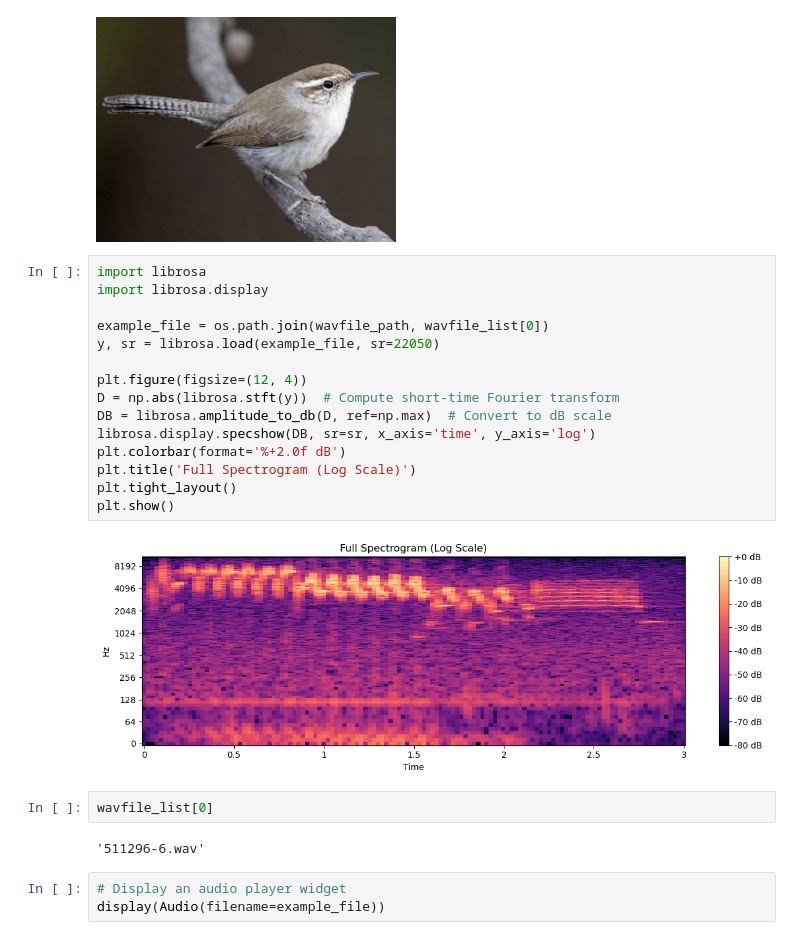
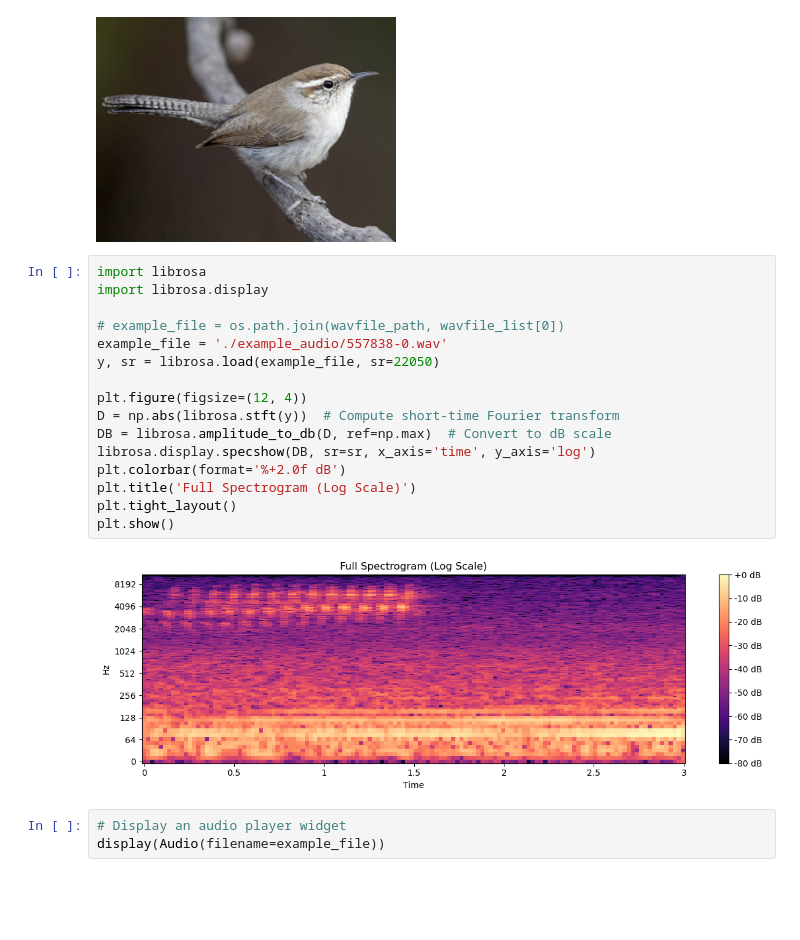
Before and after one commit to PaulHBartley/DTSA-5510, a Jupyter notebook: DTSA-5510_final_project.ipynb, the cells around one changed output. Cells and saved outputs as stored; diff of their text form; blank space fills up the shorter version.

```diff
--- a/DTSA-5510_final_project.ipynb
+++ b/DTSA-5510_final_project.ipynb
@@ -162,24 +164,21 @@ display(Image(filename='./images/Bewicks_Wren.jpg', width=300))
 # %%
 import librosa
 import librosa.display
 
-example_file = os.path.join(wavfile_path, wavfile_list[0])
+# example_file = os.path.join(wavfile_path, wavfile_list[0])
+example_file = './example_audio/557838-0.wav'
 y, sr = librosa.load(example_file, sr=22050)
 
 plt.figure(figsize=(12, 4))
 D = np.abs(librosa.stft(y))  # Compute short-time Fourier transform
 DB = librosa.amplitude_to_db(D, ref=np.max)  # Convert to dB scale
 librosa.display.specshow(DB, sr=sr, x_axis='time', y_axis='log')
 plt.colorbar(format='%+2.0f dB')
 plt.title('Full Spectrogram (Log Scale)')
 plt.tight_layout()
 plt.show()
 # %% [output]
-[figure, old version]
+[figure, new version]
-# %%
-wavfile_list[0]
-# %% [output]
-'511296-6.wav'
 # %%
 # Display an audio player widget
 display(Audio(filename=example_file))
```
Also changed, not shown: parts of 1 cell of this notebook, 1 other file.
